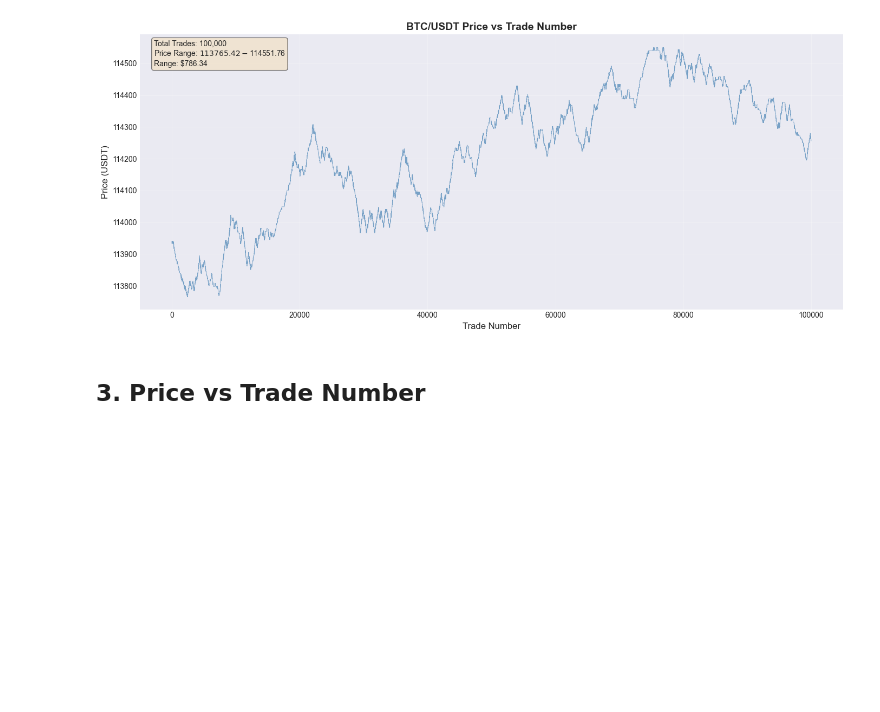
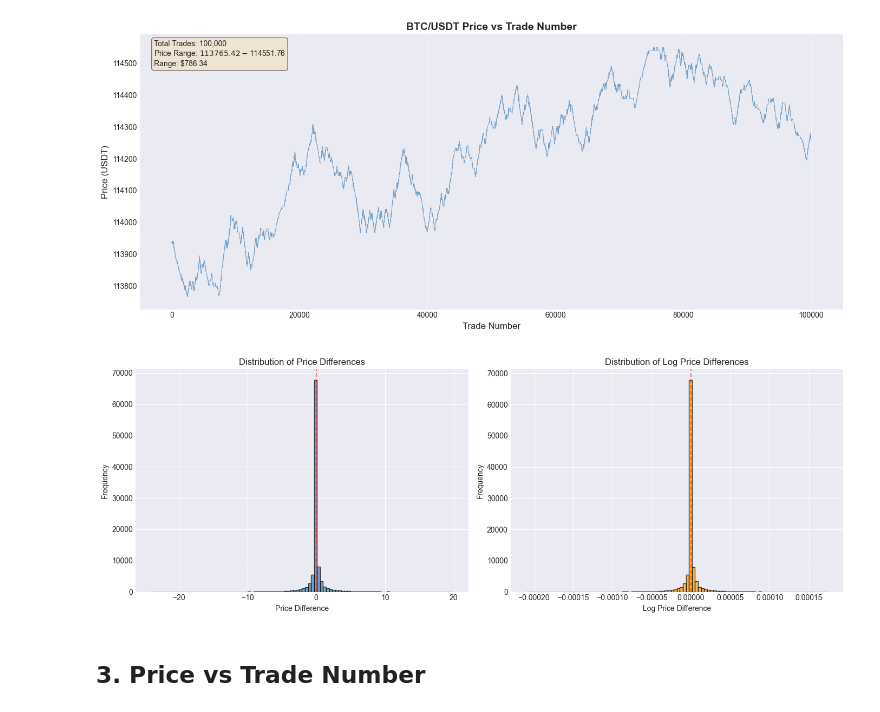
Before and after one commit to dali1981/crypto-data-ingestion, a Jupyter notebook: examples/data_analysis.ipynb, the cells around one changed output. Cells and saved outputs as stored; diff of their text form; code cells hidden in the pictures; blank space fills up the shorter version.

```diff
--- a/examples/data_analysis.ipynb
+++ b/examples/data_analysis.ipynb
@@ -96,6 +98,32 @@ plt.tight_layout()
 plt.show()
 # %% [output]
 [figure]
+# %%
+import numpy as np
+import matplotlib.pyplot as plt
+
+price_diff = df['price'].diff().dropna()
+log_price = np.log(df['price'])
+log_price_diff = log_price.diff().dropna()
+
+fig, axes = plt.subplots(1, 2, figsize=(14, 5))
+
+axes[0].hist(price_diff.values, bins=100, color='steelblue', edgecolor='black', alpha=0.7)
+axes[0].set_title('Distribution of Price Differences')
+axes[0].set_xlabel('Price Difference')
+axes[0].set_ylabel('Frequency')
+axes[0].axvline(0, color='red', linestyle='--', alpha=0.5)
+
+axes[1].hist(log_price_diff.values, bins=100, color='orange', edgecolor='black', alpha=0.7)
+axes[1].set_title('Distribution of Log Price Differences')
+axes[1].set_xlabel('Log Price Difference')
+axes[1].set_ylabel('Frequency')
+axes[1].axvline(0, color='red', linestyle='--', alpha=0.5)
+
+plt.tight_layout()
+plt.show()
+# %% [output]
+[figure, added]
 # %% [markdown]
 ## 3. Price vs Trade Number
 # %%
```
Also changed, not shown: parts of 4 cells of this notebook, 6 other files.
